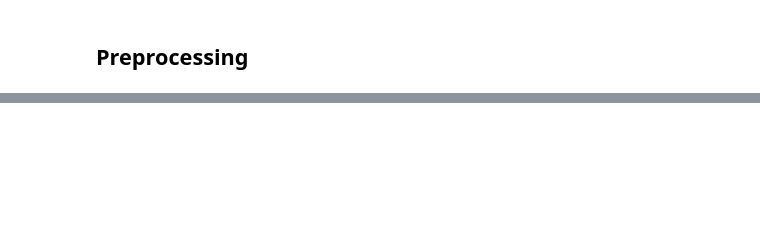
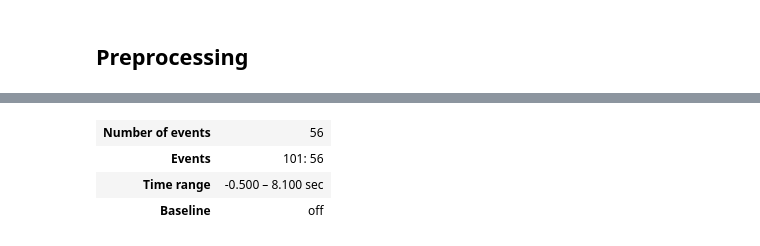
Before and after one commit to qiaolililili/WM_GRID, a Jupyter notebook: dev/MEG-preprocess_memory_grid.ipynb, the cells around one changed output, grey strips where cells are left out. Cells and saved outputs as stored; diff of their text form; code cells hidden in the pictures; blank space fills up the shorter version.

```diff
--- a/dev/MEG-preprocess_memory_grid.ipynb
+++ b/dev/MEG-preprocess_memory_grid.ipynb
@@ -18,13 +18,13 @@ import scipy.stats
 # %% [markdown]
 ## Preprocessing
 # %%
-# data_path =  'D:\projects\WM_GRID\DATA\mg99a'
-# cal_path = 'D:\projects\WM_GRID\DATA\ctc'
-# sss_path = 'D:\projects\WM_GRID\DATA\sss'
+data_path =  'D:\projects\WM_GRID\DATA\mg99a'
+cal_path = 'D:\projects\WM_GRID\DATA\ctc'
+sss_path = 'D:\projects\WM_GRID\DATA\sss'
 
-data_path =  '/data/pt_02783/memory_grid/rawdir/mg99a'
-cal_path = 'data/pt_02783/ctc'
-sss_path = 'data/pt_02783/sss'
+# data_path =  '/data/pt_02783/memory_grid/rawdir/mg99a'
+# cal_path = 'data/pt_02783/ctc'
+# sss_path = 'data/pt_02783/sss'
 
 
 subject_list = ['mg99']
@@ -1188,9 +1189,9 @@ for subject_id in subject_list[1:]:
     # RUN
     # =============================================================================
 
-    meg_ica_eog,meg_ica_ecg = ica_choice[0],ica_choice[1]
+    # meg_ica_eog,meg_ica_ecg = ica_choice[0],ica_choice[1]
 
-    apply_ica(meg_ica_eog = meg_ica_eog,
-              meg_ica_ecg = meg_ica_ecg)
+    #apply_ica(meg_ica_eog = meg_ica_eog,
+    #          meg_ica_ecg = meg_ica_ecg)
 
     run_epochs()
@@ -1196,0 +1429,67 @@ for subject_id in subject_list[1:]:
+# %%
+        raw_fname_in = op.join(out_path,
+                               file_names[2] + '_ica.fif')
+        raw_tmp = mne.io.read_raw_fif(
+            raw_fname_in,
+            preload=True,
+            verbose='error')
+        raw_tmp.filter(1, 50)
+        # Read events
+        events_tmp = mne.read_events(op.join(out_path,
+                                             file_names[2] + '-eve.fif'))
+        # Read metadata
+        # metadata_tmp = pd.read_csv(op.join(out_path,
+        #                                   file_name + '-meta.csv'))
+
+        # Append read data to list
+
+        # metadata_list.append(metadata_tmp)
+
+    # Concatenate raw instances as if they were continuous
+
+
+    # Concatenate metadata tables
+    # metadata = pd.concat(metadata_list)
+    # metadata.to_csv(op.join(out_path,
+    #                    file_name[0:14] + 'ALL-meta.csv'),
+    #                index=False)
+
+    # Set reject criteria
+        reject_meg = dict(grad=5000e-13,    # T / m (gradiometers)
+                        mag=5e-12         # T (magnetometers)
+                        )
+        reject = reject_meg
+        events_id=101
+        tmin = -0.5
+        tmax = 8.1
+
+    # Select sensor types
+    #picks = mne.pick_types(raw.info,
+    #                       meg = True,
+    #                       stim = True)
+
+    # Epoch raw data
+        picks = mne.pick_types(raw_tmp.info,
+                            meg = True)
+        epochs = mne.Epochs(raw_tmp,
+                        events_tmp,
+                        events_id,
+                        tmin, tmax,
+                        baseline=None,
+                        proj=True,
+                        picks=picks,
+                        detrend=1,
+                        reject=reject,
+                        reject_by_annotation=True,
+                        verbose=True)
+
+    # epochs.metadata = metadata
+
+
+
+    # Add metadata
+    # epochs.metadata = metadata
+
+    # Drop bad epochs based on peak-to-peak magnitude
+        epochs.drop_bad()
+# %% [output]
@@ -1196,0 +1521,4 @@ for subject_id in subject_list[1:]:
+| Number of events | 56 |
+| Events | 101: 56 |
+| Time range | -0.500 – 8.100 sec |
+| Baseline | off |
```
Also changed, not shown: parts of 5 cells of this notebook.
